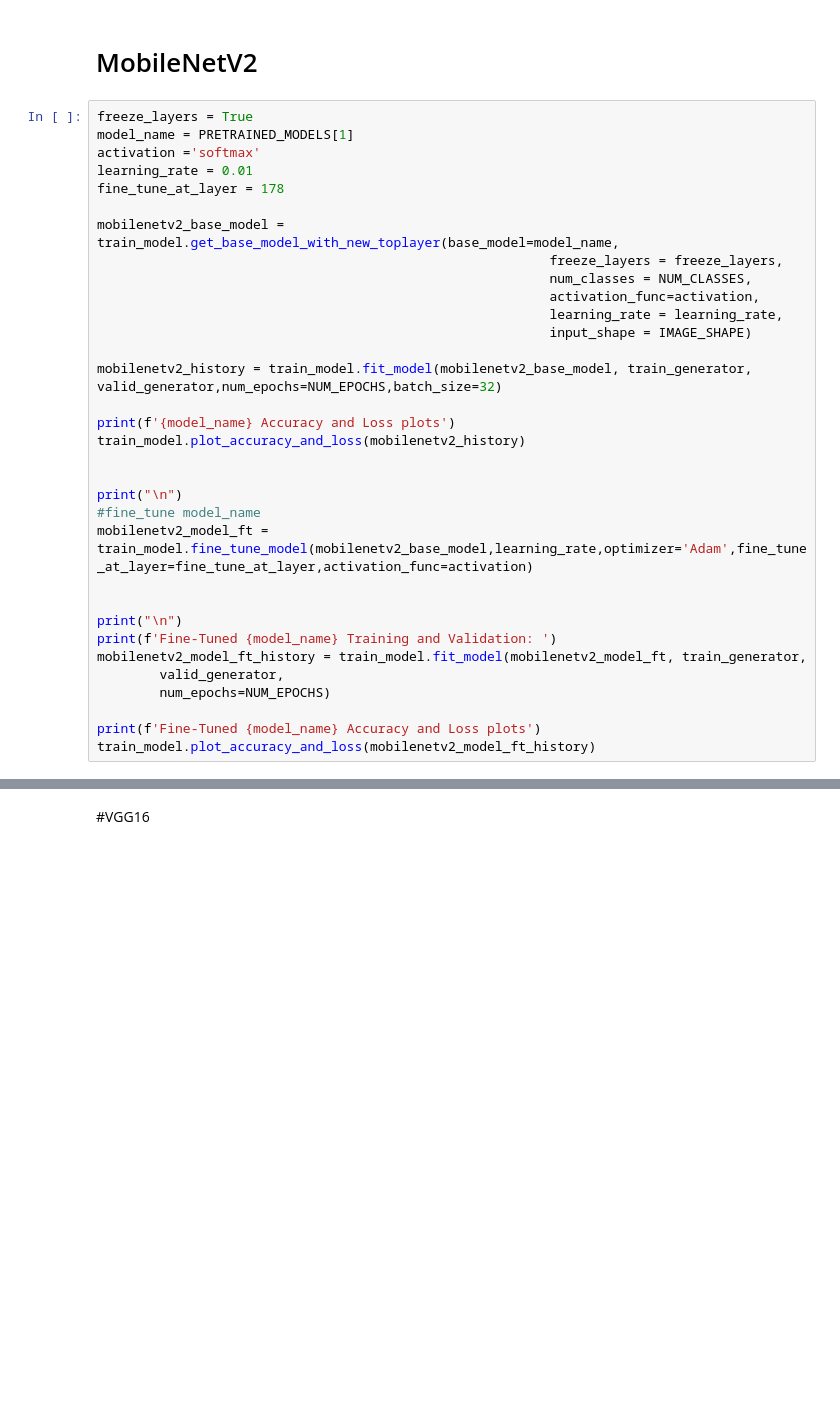
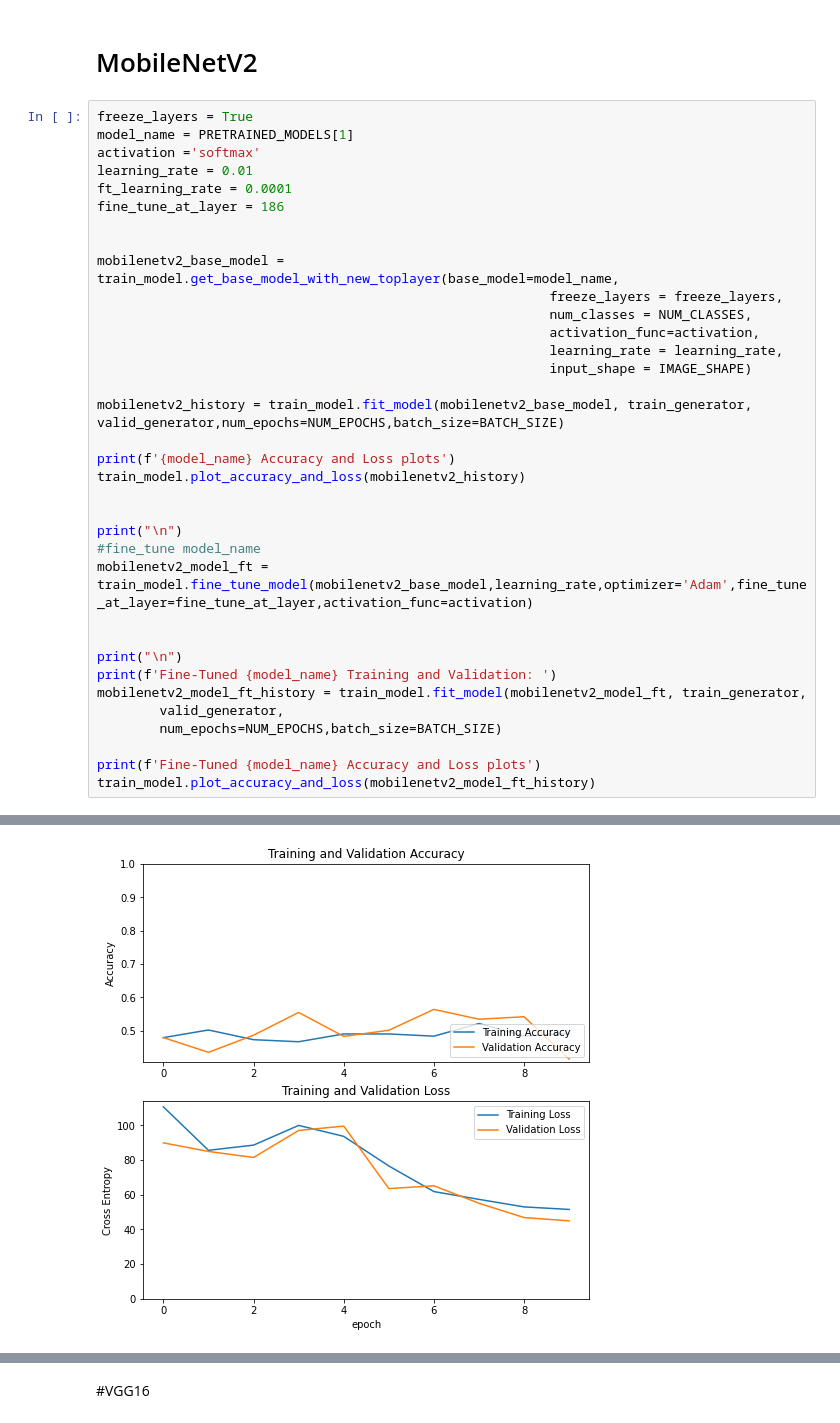
Before and after one commit to jayhombal/covid19-image-detection, a Jupyter notebook: notebooks/COVID-19-Image-Classification-phase1.ipynb, the cells around one changed output, grey strips where cells are left out. Cells and saved outputs as stored; diff of their text form; blank space fills up the shorter version.

```diff
--- a/notebooks/COVID-19-Image-Classification-phase1.ipynb
+++ b/notebooks/COVID-19-Image-Classification-phase1.ipynb
@@ -221,7 +252,9 @@ freeze_layers = True
 model_name = PRETRAINED_MODELS[1]
 activation ='softmax'
 learning_rate = 0.01
-fine_tune_at_layer = 178
+ft_learning_rate = 0.0001
+fine_tune_at_layer = 186
+
 
 mobilenetv2_base_model = train_model.get_base_model_with_new_toplayer(base_model=model_name,
                                                           freeze_layers = freeze_layers,
@@ -230,7 +263,7 @@ mobilenetv2_base_model = train_model.get_base_model_with_new_toplayer(base_model
                                                           learning_rate = learning_rate,
                                                           input_shape = IMAGE_SHAPE)
 
-mobilenetv2_history = train_model.fit_model(mobilenetv2_base_model, train_generator, valid_generator,num_epochs=NUM_EPOCHS,batch_size=32)
+mobilenetv2_history = train_model.fit_model(mobilenetv2_base_model, train_generator, valid_generator,num_epochs=NUM_EPOCHS,batch_size=BATCH_SIZE)
 
 print(f'{model_name} Accuracy and Loss plots')
 train_model.plot_accuracy_and_loss(mobilenetv2_history)
@@ -245,7 +278,8 @@ print("\n")
 print(f'Fine-Tuned {model_name} Training and Validation: ')
 mobilenetv2_model_ft_history = train_model.fit_model(mobilenetv2_model_ft, train_generator,
         valid_generator,
-        num_epochs=NUM_EPOCHS)
+        num_epochs=NUM_EPOCHS,batch_size=BATCH_SIZE)
 
 print(f'Fine-Tuned {model_name} Accuracy and Loss plots')
 train_model.plot_accuracy_and_loss(mobilenetv2_model_ft_history)
+# %% [output]
@@ -251,0 +303 @@ train_model.plot_accuracy_and_loss(mobilenetv2_model_ft_history)
+[figure, added]
```
Also changed, not shown: parts of 7 cells of this notebook, 1 other file.
